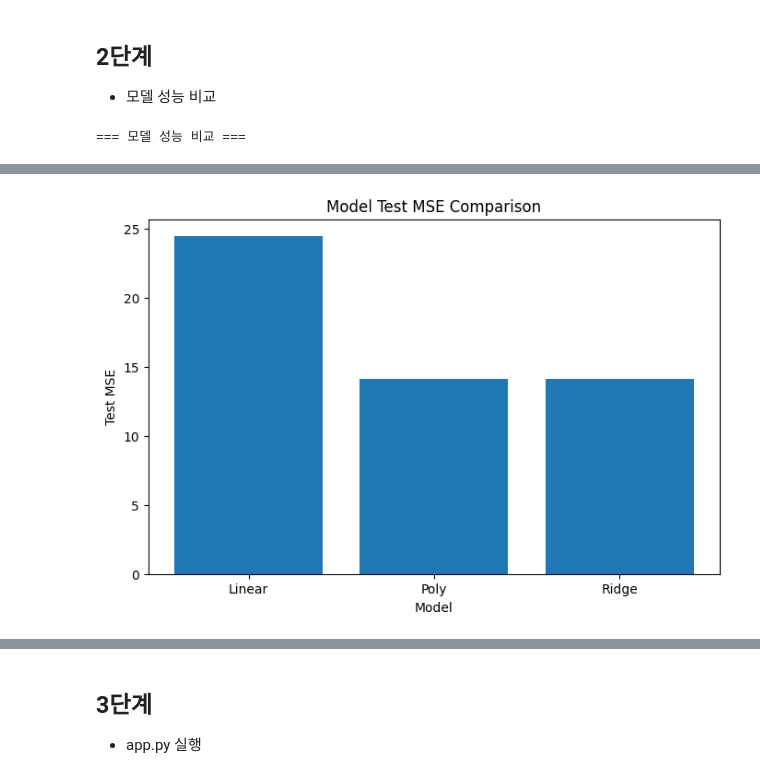
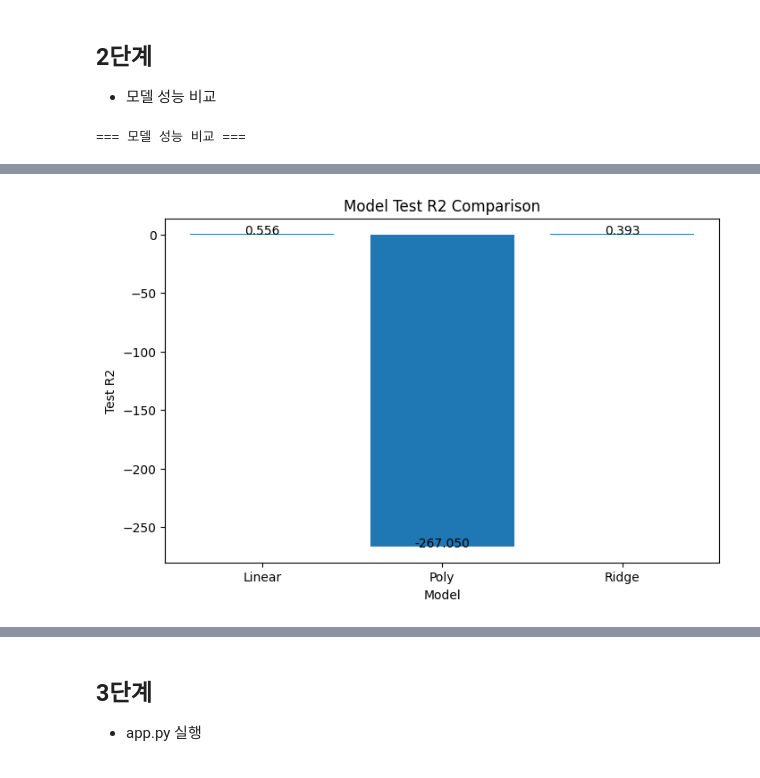
Before and after one commit to chomingi-25/2026_tues_bigdatacomputing_class, a Jupyter notebook: 다중_특성_회귀_모델_파이프라인_구축_및_Streamlit_웹_서비스_배포.ipynb, the cells around one changed output, grey strips where cells are left out. Cells and saved outputs as stored; diff of their text form; code cells hidden in the pictures.

```diff
--- a/다중_특성_회귀_모델_파이프라인_구축_및_Streamlit_웹_서비스_배포.ipynb
+++ b/다중_특성_회귀_모델_파이프라인_구축_및_Streamlit_웹_서비스_배포.ipynb
@@ -148,45 +157,55 @@ models={
     "Linear": linear_model,
     "Poly": poly_model,
     "Ridge": ridge_model
-}
-results=[]
-for name, model in models.items():
-  model.fit(X_train, y_train)
-  train_pred=model.predict(X_train)
-  test_pred=model.predict(X_test)
-  train_r2=r2_score(y_train, train_pred)
-  test_r2=r2_score(y_test, test_pred)
-  train_mse=mean_squared_error(y_train, train_pred)
-  test_mse=mean_squared_error(y_test, test_pred)
-  complexity=X.shape[-1]
-  results.append({
-      "Model": name,
-      "Train R2": round(train_r2, 4),
-      "Test R2": round(test_r2, 4),
-      "Train MSE": round(test_mse, 4),
-      "Test MSE": round(test_mse, 4),
-      "Complexity": complexity
-  })
-result_df=pd.DataFrame(results)
-print("=== 모델 성능 비교 ===")
-display(result_df)
-plt.figure(figsize=(8, 5))
+} # 비교할 모델들을 딕셔너리 형태로 저장
+results=[] # 성능 결과 저장용 리스트 생성
+X_train_small=X_train.sample(n=50, random_state=50) # 학습 데이터 중 50개만 무작위 추출
+y_train_small=y_train.loc[X_train_small.index] # 추출된 50개 X 데이터에 해당하는 y값 선택
+for name, model in models.items():     # models 딕셔너리에서 모델 이름과 모델 객체를 하나씩 꺼냄
+  model.fit(X_train_small, y_train_small) # 50개 학습 데이터로 모델 학습
+  train_pred=model.predict(X_train_small) # 학습 데이터에 대한 예측값 생성
+  test_pred=model.predict(X_test)      # 테스트 데이터에 대한 예측값 생성
+  train_r2=r2_score(y_train_small, train_pred)  # 학습 데이터의 R2 점수 계산
+  test_r2=r2_score(y_test, test_pred)  # 테스트 데이터의 R2 점수 계산
+  train_mse=mean_squared_error(y_train_small, train_pred)  # 학습 데이터의 MSE 계산
+  test_mse=mean_squared_error(y_test, test_pred)   # 테스트 데이터의 MSE 계산
+  if name=="Linear":
+    complexity=X_train_small.shape[1] # 원본 특성 개수 저장
+  else:
+    complexity=model.named_steps['poly'].fit_transform(X_train_small).shape[1] # 다항 회귀 모델로 변환 후 특성 개수
+  results.append({ # 성능 결과를 딕셔너리 형태로 리스트에 추가
+      "Model": name,    # 모델 이름 저장
+      "Train R2": round(train_r2, 4),    # 학습 데이터 R2를 소수점 4자리로 저장
+      "Test R2": round(test_r2, 4),      # 테스트 데이터 R2를 소수점 4자리로 저장
+      "Train MSE": round(train_mse, 4),  # 학습 데이터 MSE를 소수점 4자리로 저장
+      "Test MSE": round(test_mse, 4),    # 테스트 데이터 MSE를 소수점 4자리로 저장
+      "Complexity": complexity           # 모델 복잡도 저장
+  })   # 현재 모델의 성능 결과 저장 완료
+result_df=pd.DataFrame(results) # 결과를 데이터프레임으로 변환
+# 모델 성능 비교 결과 출력
+print("=== 모델 성능 비교 ===")  # 출력 제목 표시
+display(result_df) # 성능 비교 테이블 출력
+plot_df=result_df.copy()
+plot_df["Test R2"]=pd.to_numeric(plot_df["Test R2"])
+plt.figure(figsize=(8, 5)) # 막대그래프 크기 설정
 plt.bar(
-    result_df["Model"],
-    result_df["Test MSE"]
-)
-plt.title("Model Test MSE Comparison")
-plt.xlabel("Model")
-plt.ylabel("Test MSE")
-plt.show()
-best_idx=result_df["Test R2"].idxmax()
-best_model=result_df.loc[best_idx]
-print()
-print("=== 최고 성능 모델 ===")
-print("모델 :", best_model["Model"])
-print("Test R2 :", best_model["Test R2"])
-print("Test MSE :", best_model["Test MSE"])
-print("Complexity :", best_model["Complexity"])
+    plot_df["Model"],    # x축 : 모델 이름
+    plot_df["Test R2"]  # y축 : 테스트 R2
+) # 모델별 Test R2 비교 그래프 생성
+for i, v in enumerate(result_df["Test R2"]):   # 각 막대 위에 수치 표시
+  plt.text(i, v, "{:.3f}".format(v), ha="center")  # 텍스트 출력 및 중앙 배열
+plt.title("Model Test R2 Comparison") # 그래프 제목 설정
+plt.xlabel("Model") # x축 이름 설정
+plt.ylabel("Test R2") # y축 이름 설정
+plt.show() # 그래프 출력
+best_idx=result_df["Test R2"].idxmax() # Test R2가 가장 높은 모델의 인덱스 찾기
+best_model=result_df.loc[best_idx] # 최고 성능 모델 정보 추출
+print() # 빈 줄 출력
+print("=== 최고 성능 모델 ===") # 최고 성능 모델 출력 제목
+print("모델 :", best_model["Model"]) # 최고 성능 모델 이름 출력
+print("Test R2 :", best_model["Test R2"]) # 최고 성능 모델의 Test R2 출력
+print("Test MSE :", best_model["Test MSE"]) # 최고 성능 모델의 Test MSE 출력
+print("Complexity :", best_model["Complexity"]) # 최고 성능 모델의 복잡도 출력
 # %% [output]
 === 모델 성능 비교 ===
 |  | Model | Train R2 | Test R2 | Train MSE | Test MSE | Complexity |
@@ -196,2 +215,2 @@ print("Complexity :", best_model["Complexity"])
-[figure, old version]
+[figure, new version]
 === 최고 성능 모델 ===
```
Also changed, not shown: parts of 6 cells of this notebook.
